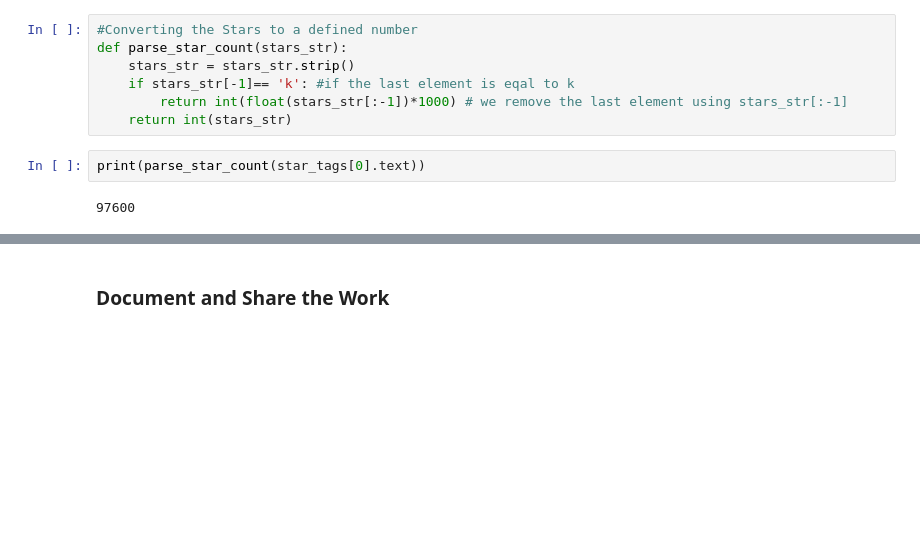
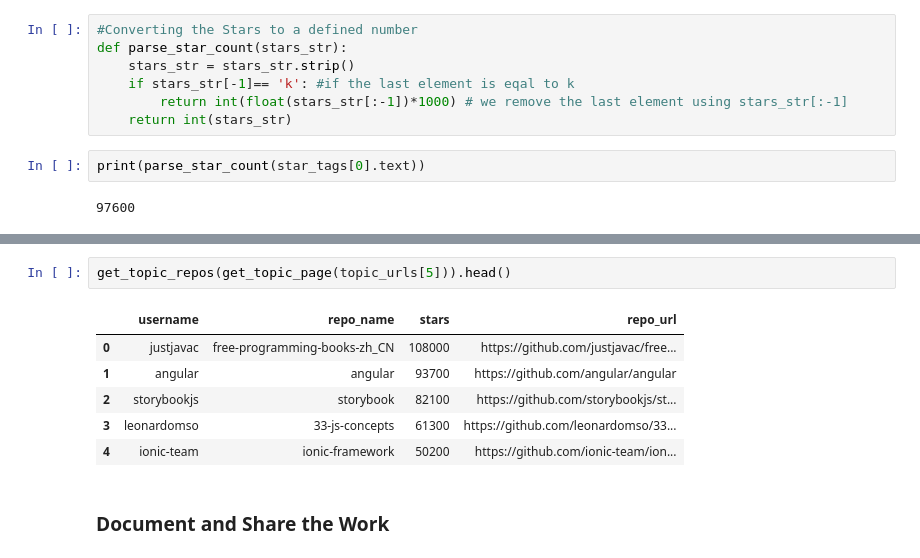
Before and after one commit to EdwinKingori/github_topics_scraping, a Jupyter notebook: github_topics_scraping.ipynb, the cells around one changed output, grey strips where cells are left out. Saved outputs shown, nothing was run; the diff lists cells and outputs as text; blank space fills up the shorter version.

```diff
--- a/github_topics_scraping.ipynb
+++ b/github_topics_scraping.ipynb
@@ -420,2 +496,11 @@ topic_repos_df
+# %%
+get_topic_repos(get_topic_page(topic_urls[5])).head()
+# %% [output]
+|  | username | repo_name | stars | repo_url |
+| 0 | justjavac | free-programming-books-zh_CN | 108000 | https://github.com/justjavac/free... |
+| 1 | angular | angular | 93700 | https://github.com/angular/angular |
+| 2 | storybookjs | storybook | 82100 | https://github.com/storybookjs/st... |
+| 3 | leonardomso | 33-js-concepts | 61300 | https://github.com/leonardomso/33... |
+| 4 | ionic-team | ionic-framework | 50200 | https://github.com/ionic-team/ion... |
 # %% [markdown]
 ### Document and Share the Work
```
Also changed, not shown: parts of 28 cells of this notebook.
